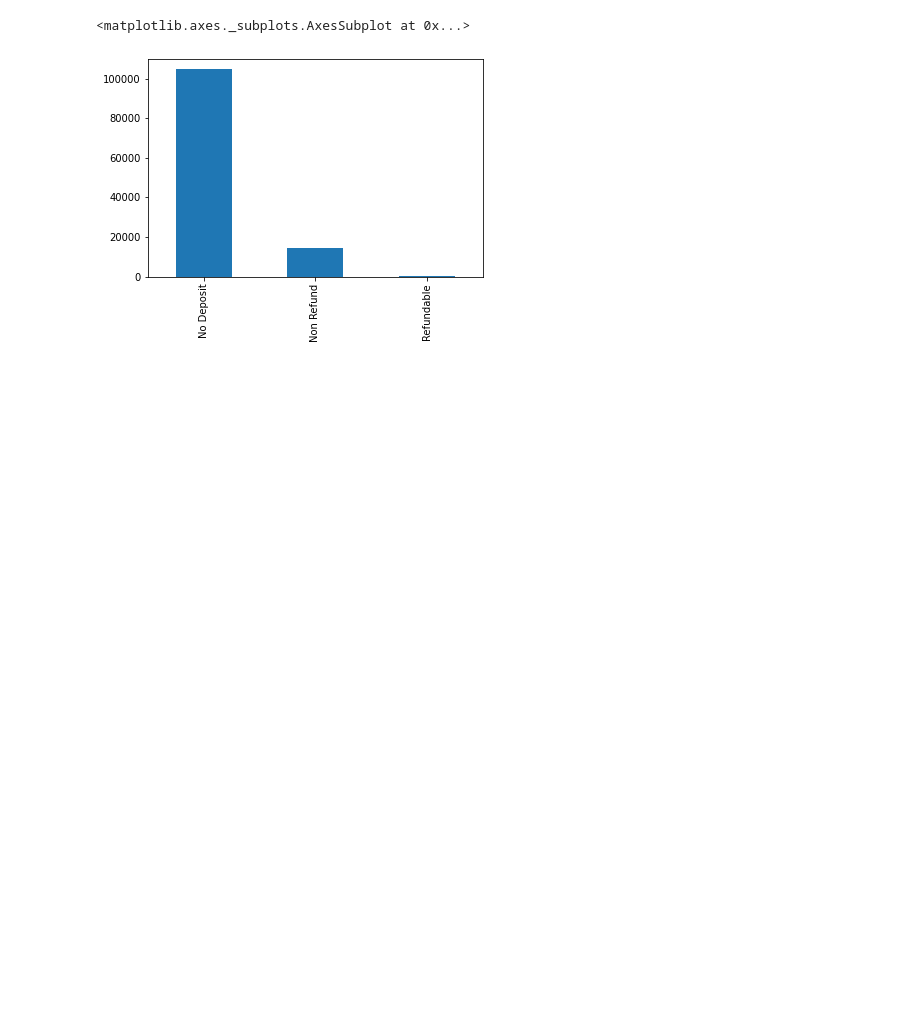
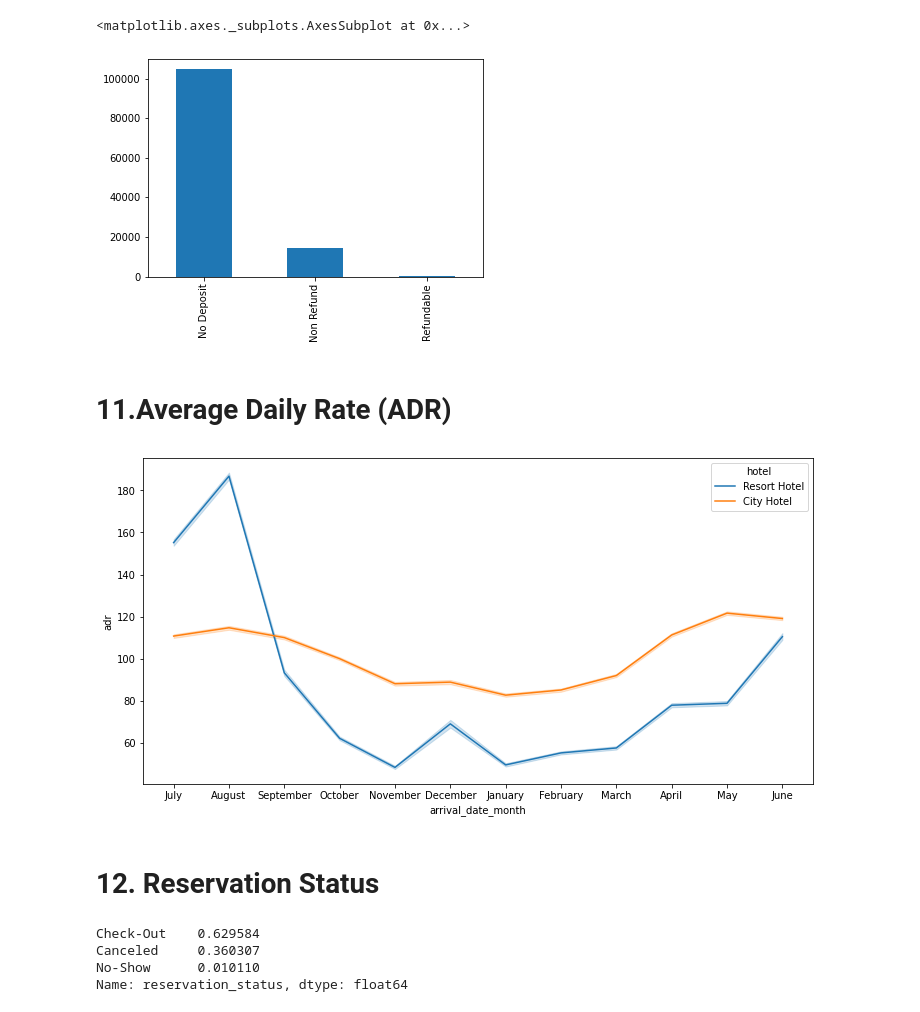
Before and after one commit to ShubhamSanklechaa/Hotel-Booking-Analysis, a Jupyter notebook: 1st_project_of_Hotel_Booking_Analysis_Capstone_Project.ipynb, the cells around one changed output. Saved outputs shown, nothing was run; the diff lists cells and outputs as text; code cells hidden in the pictures; blank space fills up the shorter version.

```diff
--- a/1st_project_of_Hotel_Booking_Analysis_Capstone_Project.ipynb
+++ b/1st_project_of_Hotel_Booking_Analysis_Capstone_Project.ipynb
@@ -667,3 +667,20 @@ df.deposit_type.value_counts().plot.bar()
 # %% [output]
 <matplotlib.axes._subplots.AxesSubplot at 0x...>
 [figure]
+# %% [markdown]
+# 11.Average Daily Rate (ADR)
+# %%
+plt.figure(figsize=(12,6))
+sns.lineplot(x='arrival_date_month', y='adr', hue='hotel', data= df)
+plt.show()
+# %% [output]
+[figure, added]
+# %% [markdown]
+# 12. Reservation Status
+# %%
+df.reservation_status.value_counts(normalize=True)
+# %% [output]
+Check-Out    0.629584
+Canceled     0.360307
+No-Show      0.010110
+Name: reservation_status, dtype: float64
```
Also changed, not shown: parts of 16 cells of this notebook.
